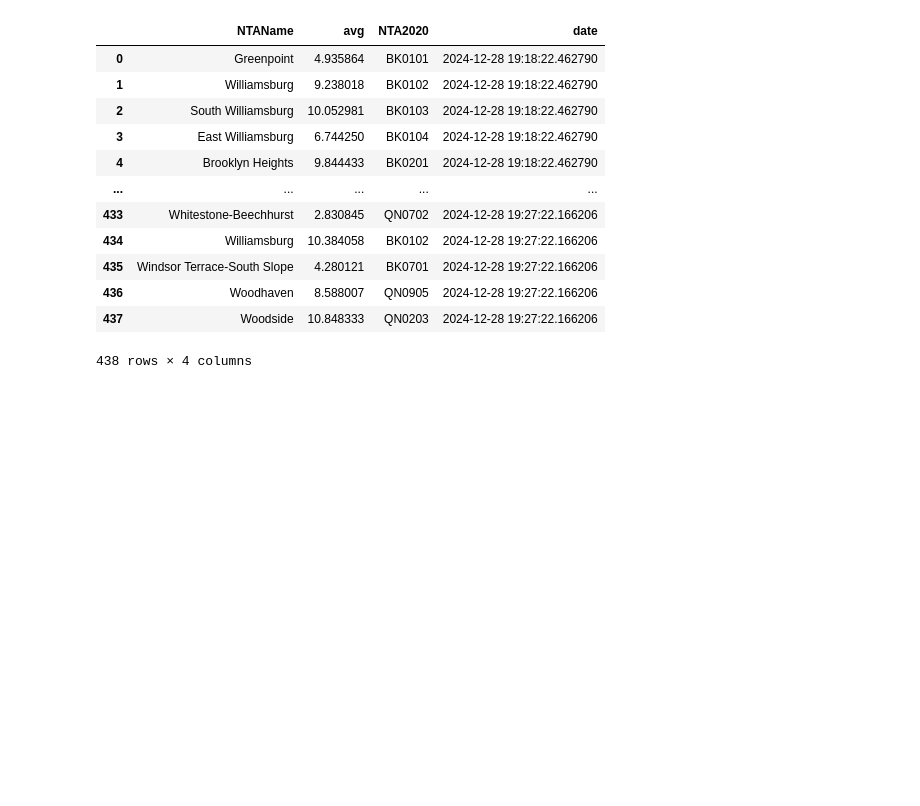
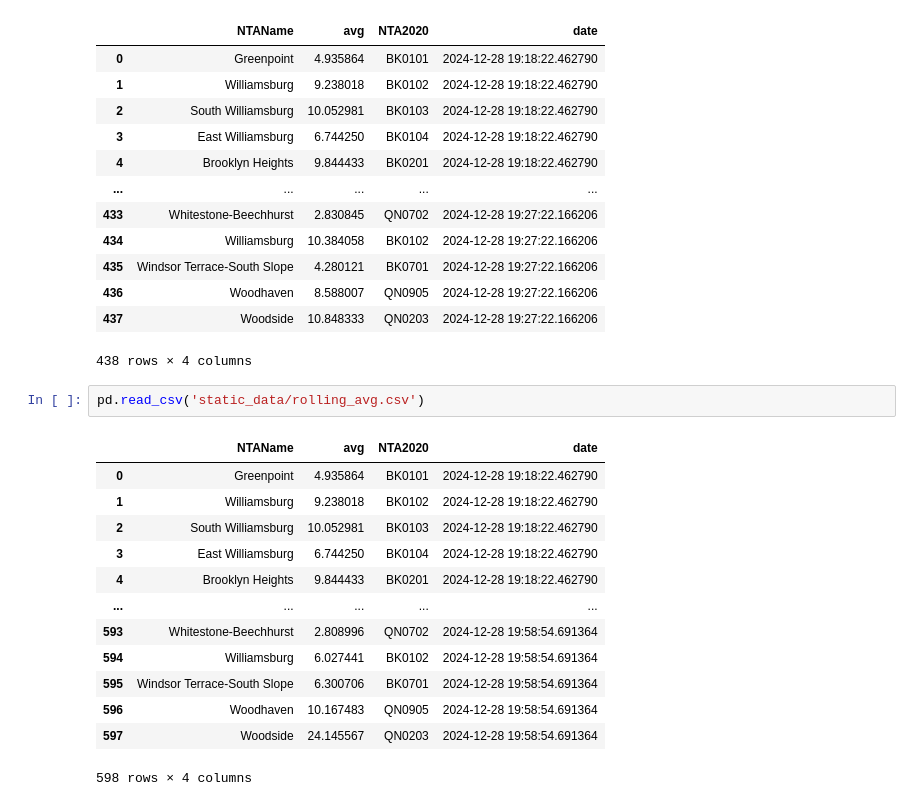
Before and after one commit to SamTGoodson/bus_reliability, a Jupyter notebook: test.ipynb, the cells around one changed output. Saved outputs shown, nothing was run; the diff lists cells and outputs as text; blank space fills up the shorter version.

```diff
--- a/test.ipynb
+++ b/test.ipynb
@@ -724,3 +745,19 @@ def write_to_csv(data, file):
 | 436 | Woodhaven | 8.588007 | QN0905 | 2024-12-28 19:27:22.166206 |
 | 437 | Woodside | 10.848333 | QN0203 | 2024-12-28 19:27:22.166206 |
 438 rows × 4 columns
+# %%
+pd.read_csv('static_data/rolling_avg.csv')
+# %% [output]
+|  | NTAName | avg | NTA2020 | date |
+| 0 | Greenpoint | 4.935864 | BK0101 | 2024-12-28 19:18:22.462790 |
+| 1 | Williamsburg | 9.238018 | BK0102 | 2024-12-28 19:18:22.462790 |
+| 2 | South Williamsburg | 10.052981 | BK0103 | 2024-12-28 19:18:22.462790 |
+| 3 | East Williamsburg | 6.744250 | BK0104 | 2024-12-28 19:18:22.462790 |
+| 4 | Brooklyn Heights | 9.844433 | BK0201 | 2024-12-28 19:18:22.462790 |
+| ... | ... | ... | ... | ... |
+| 593 | Whitestone-Beechhurst | 2.808996 | QN0702 | 2024-12-28 19:58:54.691364 |
+| 594 | Williamsburg | 6.027441 | BK0102 | 2024-12-28 19:58:54.691364 |
+| 595 | Windsor Terrace-South Slope | 6.300706 | BK0701 | 2024-12-28 19:58:54.691364 |
+| 596 | Woodhaven | 10.167483 | QN0905 | 2024-12-28 19:58:54.691364 |
+| 597 | Woodside | 24.145567 | QN0203 | 2024-12-28 19:58:54.691364 |
+598 rows × 4 columns
```
Also changed, not shown: parts of 3 cells of this notebook, 2 other files.
